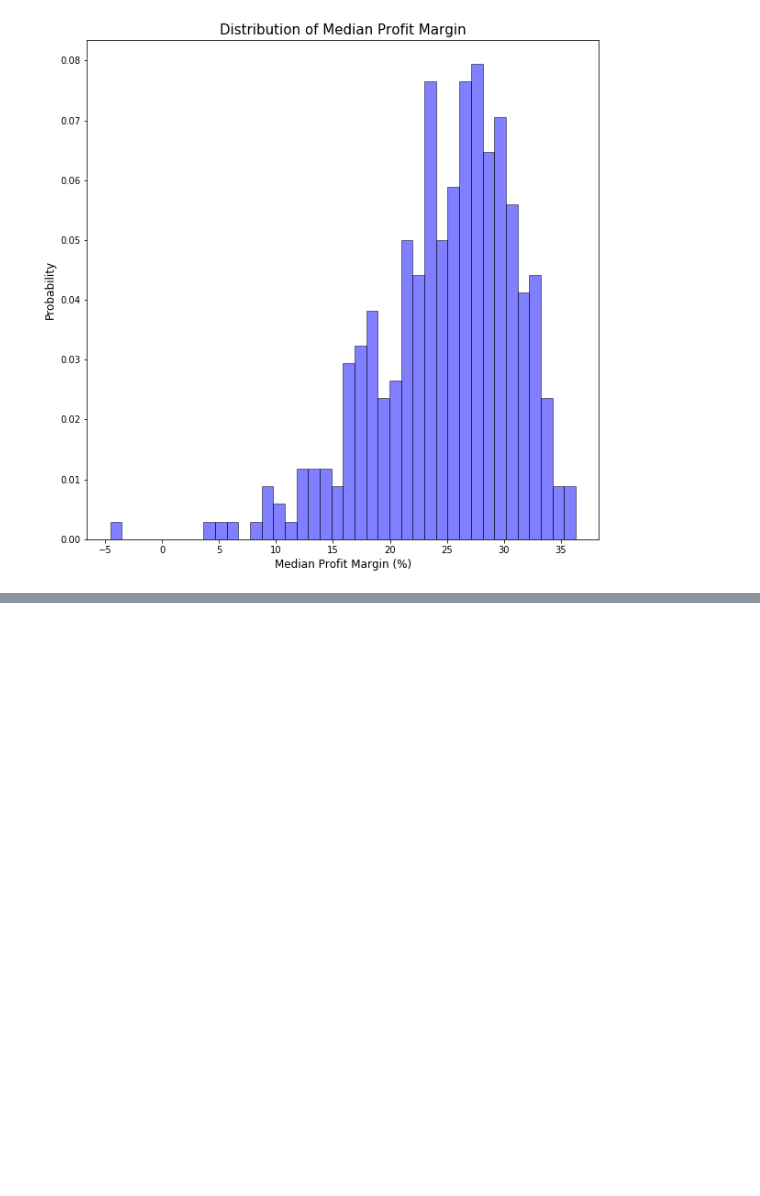
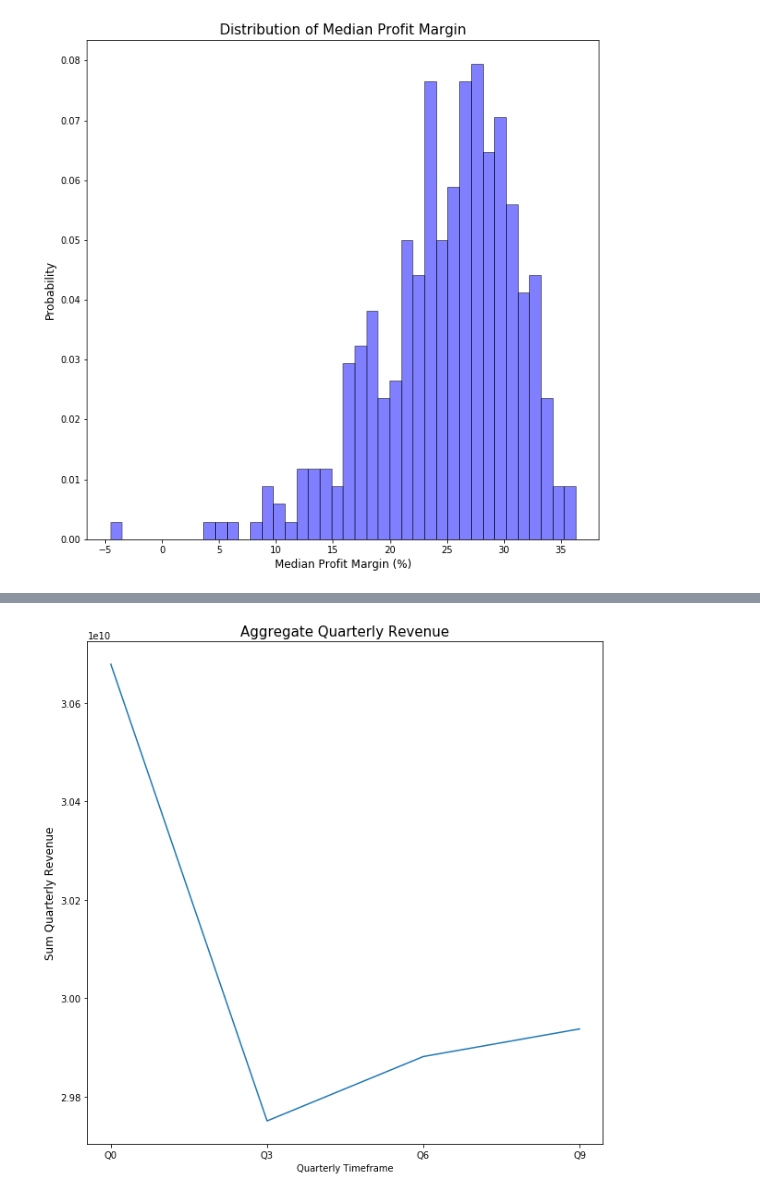
Before and after one commit to philipk19238/Blackstone-DS-Take-Home, a Jupyter notebook: analysis.ipynb, the cells around one changed output, grey strips where cells are left out. Saved outputs shown, nothing was run; the diff lists cells and outputs as text; code cells hidden in the pictures; blank space fills up the shorter version.

```diff
--- a/analysis.ipynb
+++ b/analysis.ipynb
@@ -30,0 +58,4 @@ histogram(df_median, 'Median')
+# %%
+line_plot(df_quarterly, 'Quarterly')
+# %% [output]
+[figure, added]
```
Also changed, not shown: parts of 6 cells of this notebook.
